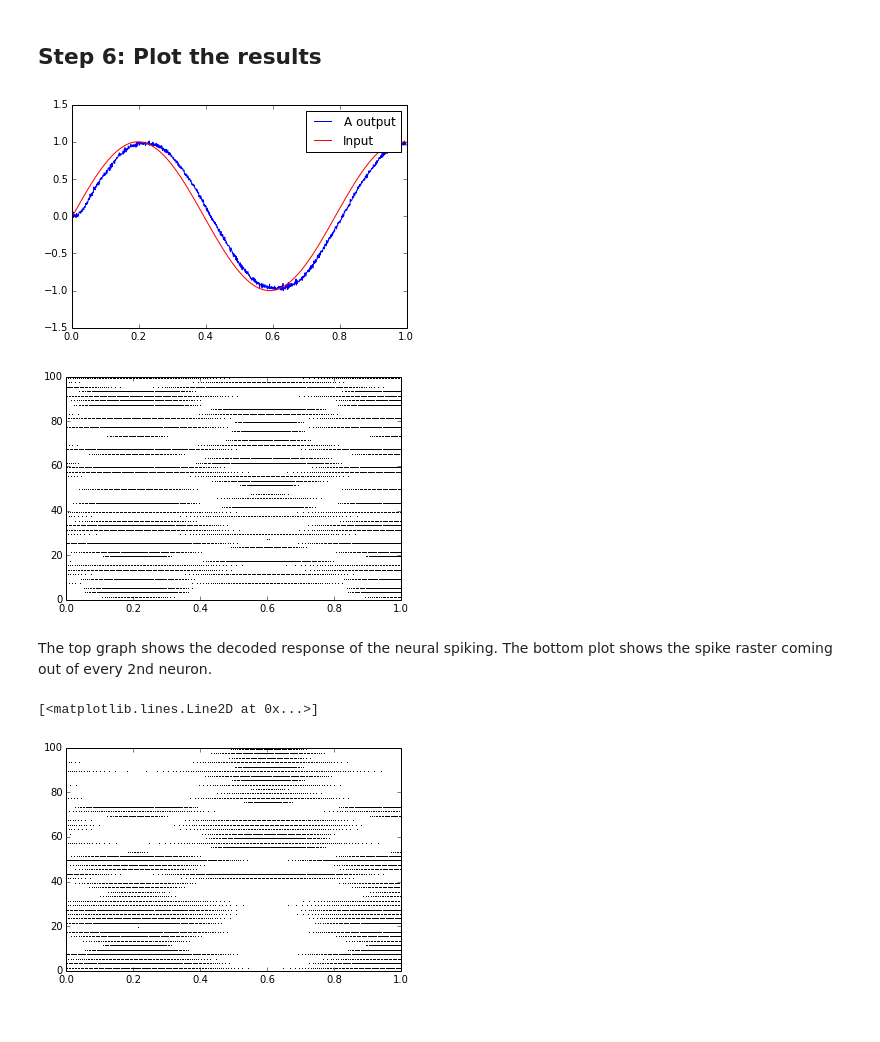
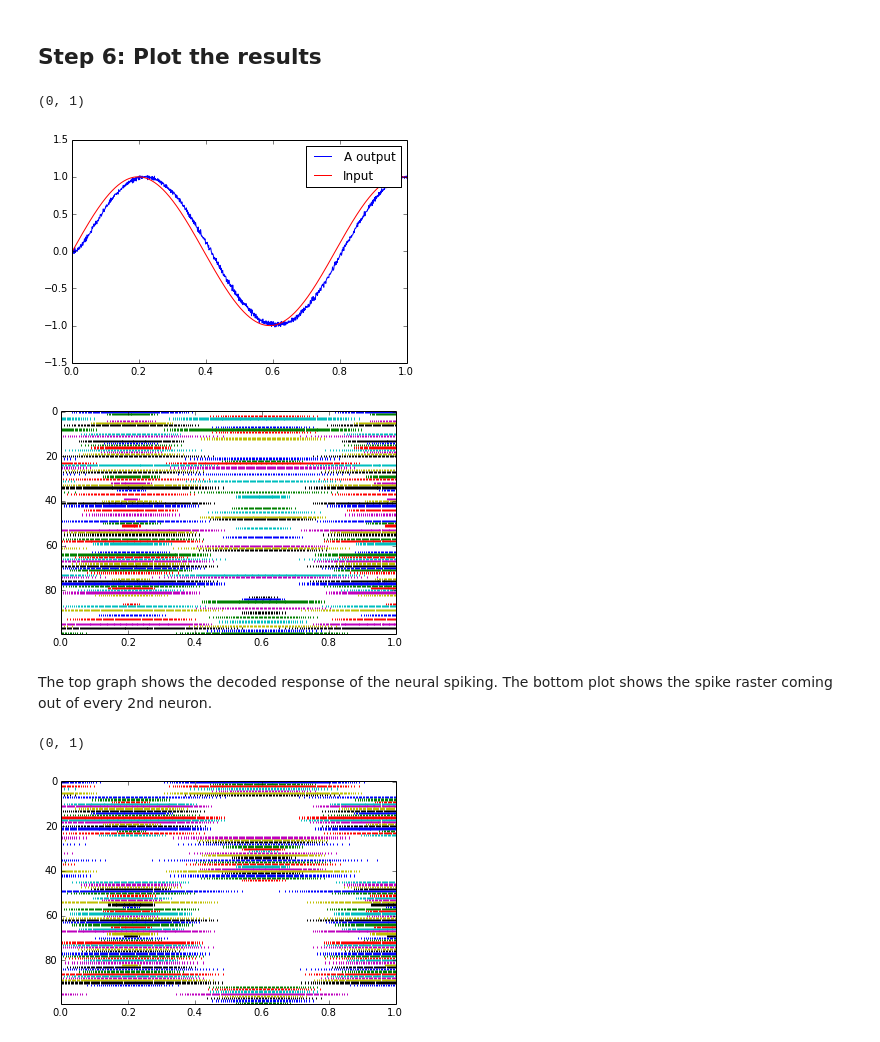
Before and after one commit to nengo/nengo, a Jupyter notebook: examples/many_neurons.ipynb, the cells around one changed output. Drawn from its saved outputs; the diff is of its cells as text; code cells hidden in the pictures.

```diff
--- a/examples/many_neurons.ipynb
+++ b/examples/many_neurons.ipynb
@@ -56,29 +56,32 @@ sim.run(1)
 # %%
 %matplotlib inline
 import matplotlib.pyplot as plt
 
 # Plot the decoded output of the ensemble
 t = sim.data(model.t) #Get the time steps
 plt.plot(t, sim.data('A'), label="A output")
 plt.plot(t, sim.data('Input'), 'r', label="Input")
+plt.xlim(0, 1)
 plt.legend()
 
 # Plot the spiking output of the ensemble
 plt.figure()
-data=sim.data('A.spikes')
-for i in np.arange(0,data.shape[1],2):
-    plt.plot(t[data[:,i]>0],np.ones_like(np.where(data[:,i]>0)).T+i,'k,')
+from nengo.matplotlib import rasterplot
+rasterplot(sim.data(model.t), sim.data('A.spikes'))
+plt.xlim(0, 1)
 # %% [output]
+(0, 1)
 [figure]
-[figure, old version]
+[figure, new version]
 # %% [markdown]
 The top graph shows the decoded response of the neural spiking.  The bottom plot shows the spike raster coming out of every 2nd neuron.
 # %%
-#For interest's sake, you can also sort by encoder and plot with helper functions
-from nengo.helpers import rasterplot, sorted_neurons
+#For interest's sake, you can also sort by encoder
+from nengo.helpers import sorted_neurons
+from nengo.matplotlib import rasterplot
 indices = sorted_neurons(sim.model.get('A'), iterations=250)
-plt.figure()
-rasterplot(sim.model.dt, sim.data('A.spikes')[:,indices])
+rasterplot(sim.data(model.t), sim.data('A.spikes')[:, indices])
+plt.xlim(0, 1)
 # %% [output]
-[<matplotlib.lines.Line2D at 0x...>]
+(0, 1)
-[figure, old version]
+[figure, new version]
```
Also changed, not shown: 2 other files.
